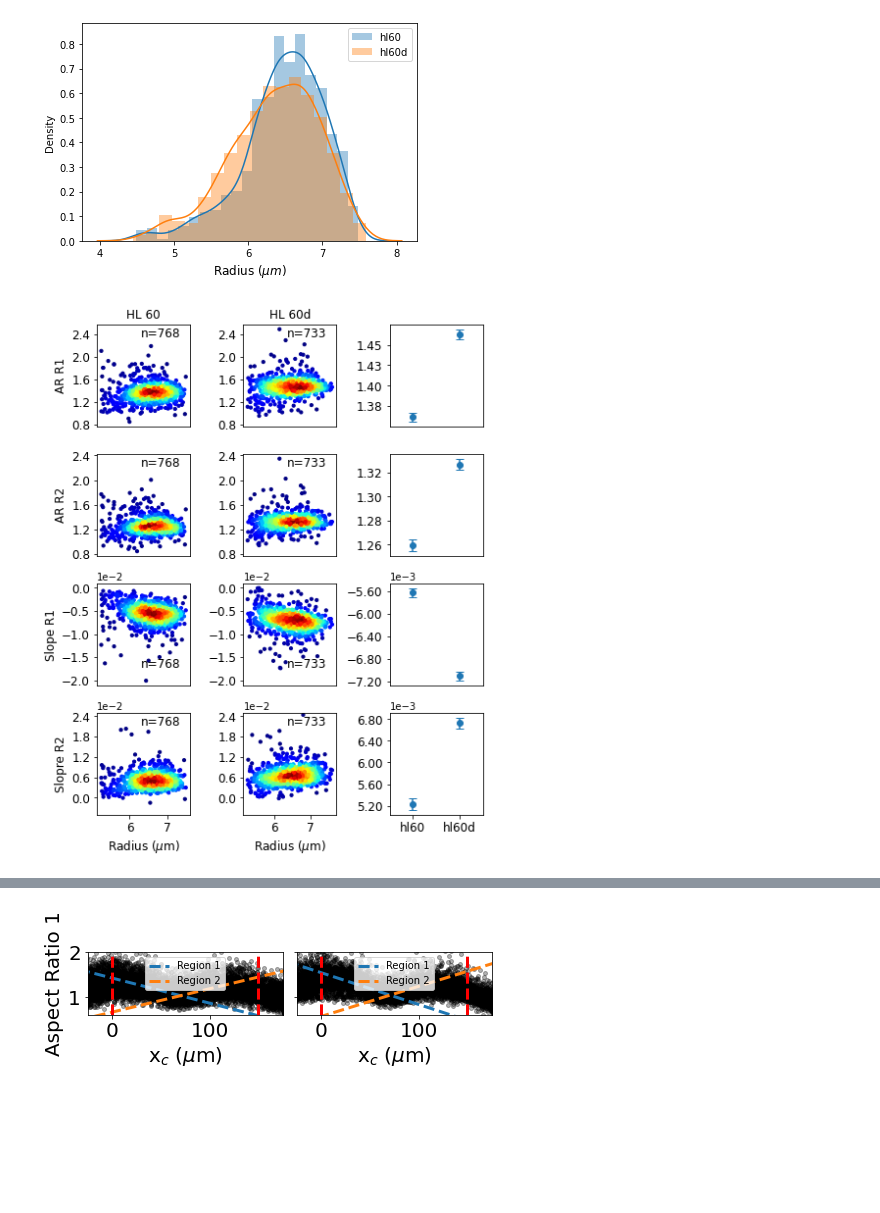
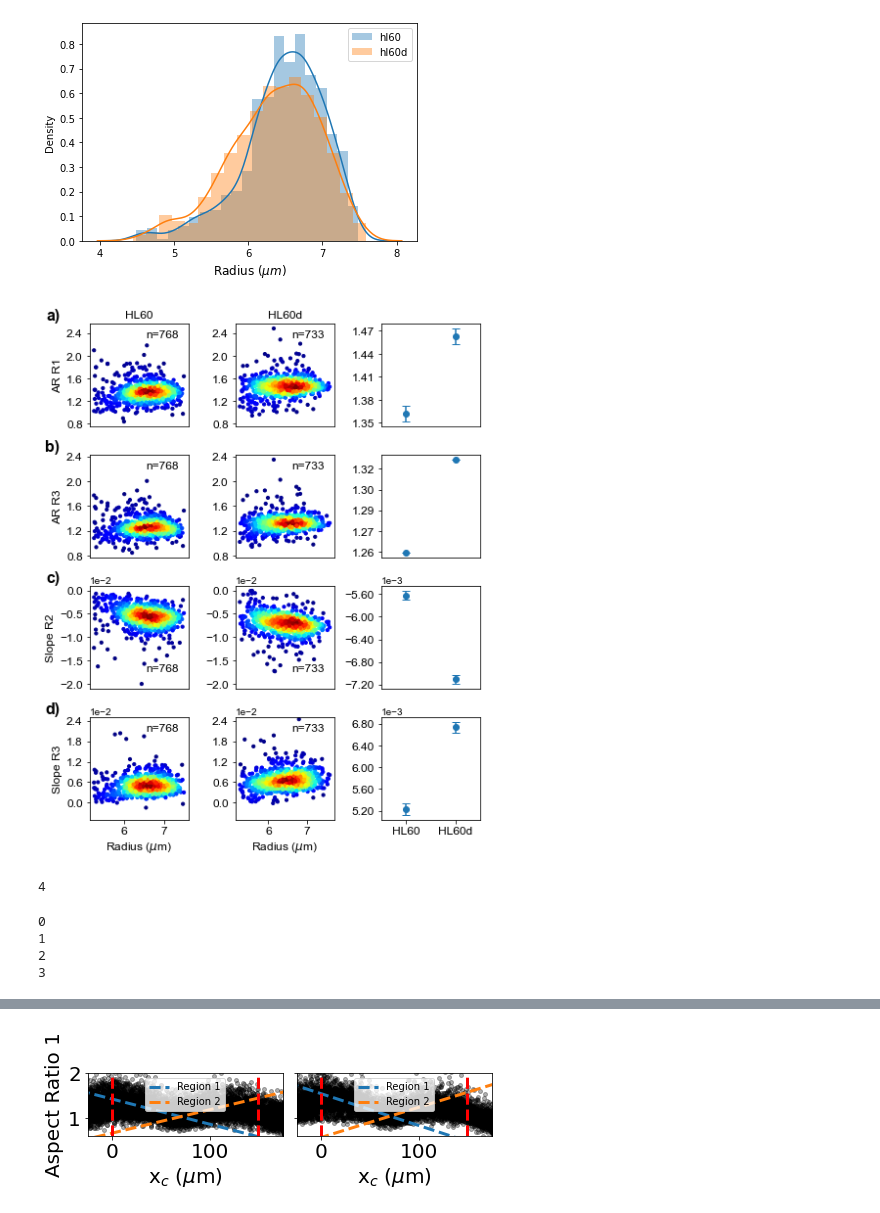
Before and after one commit to siwylab/time-series-dc, a Jupyter notebook: Figure 2.ipynb, the cells around one changed output, grey strips where cells are left out. Cells and saved outputs as stored; diff of their text form; code cells hidden in the pictures; blank space fills up the shorter version.

Commit message:
added new figure2

```diff
--- a/Figure 2.ipynb
+++ b/Figure 2.ipynb
@@ -150,8 +149,20 @@ The PostScript backend does not support transparency; partially transparent arti
 [figure]
 # %%
 Figure2plots.heatmap_pop_full(df,'rad',['nar1_asp','nar2_asp','r1_slope','r2_slope'],
-                              ['AR R1','AR R2', 'Slope R1','Slopre R2'],
+                              ['AR R1','AR R3', 'Slope R2','Slope R3'],
                               'Radius ($\mu $m)',output_path='./figures/figure3/heatmaps_mean2.png',save=True)
 # %% [output]
-[figure, old version]
+[figure, new version]
+# %%
+len(['nar1_asp','nar2_asp','r1_slope','r2_slope'])
+# %% [output]
+4
+# %%
+for i in range(4):
+    print(i)
+# %% [output]
+0
+1
+2
+3
 # %%
```
Also changed, not shown: parts of 18 cells of this notebook, 15 other files.
